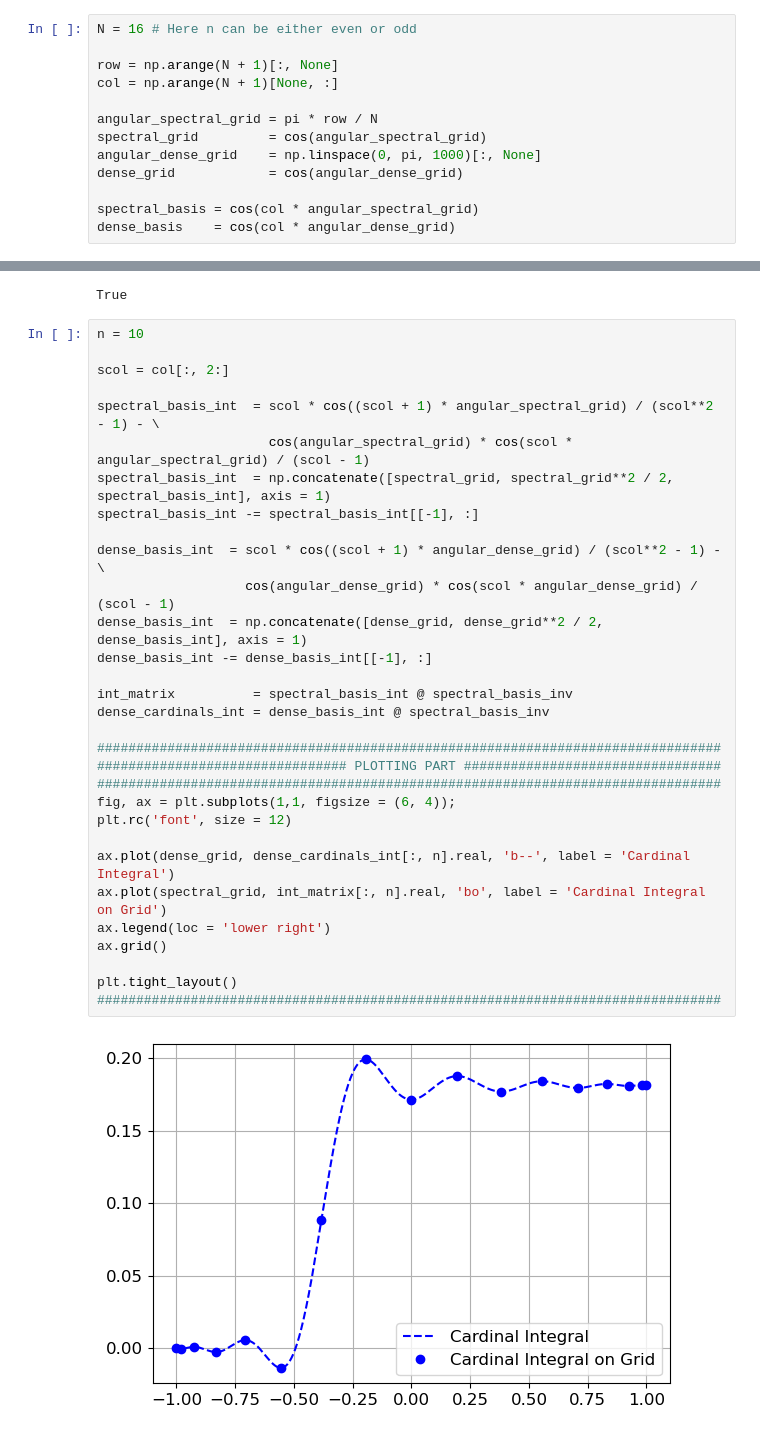
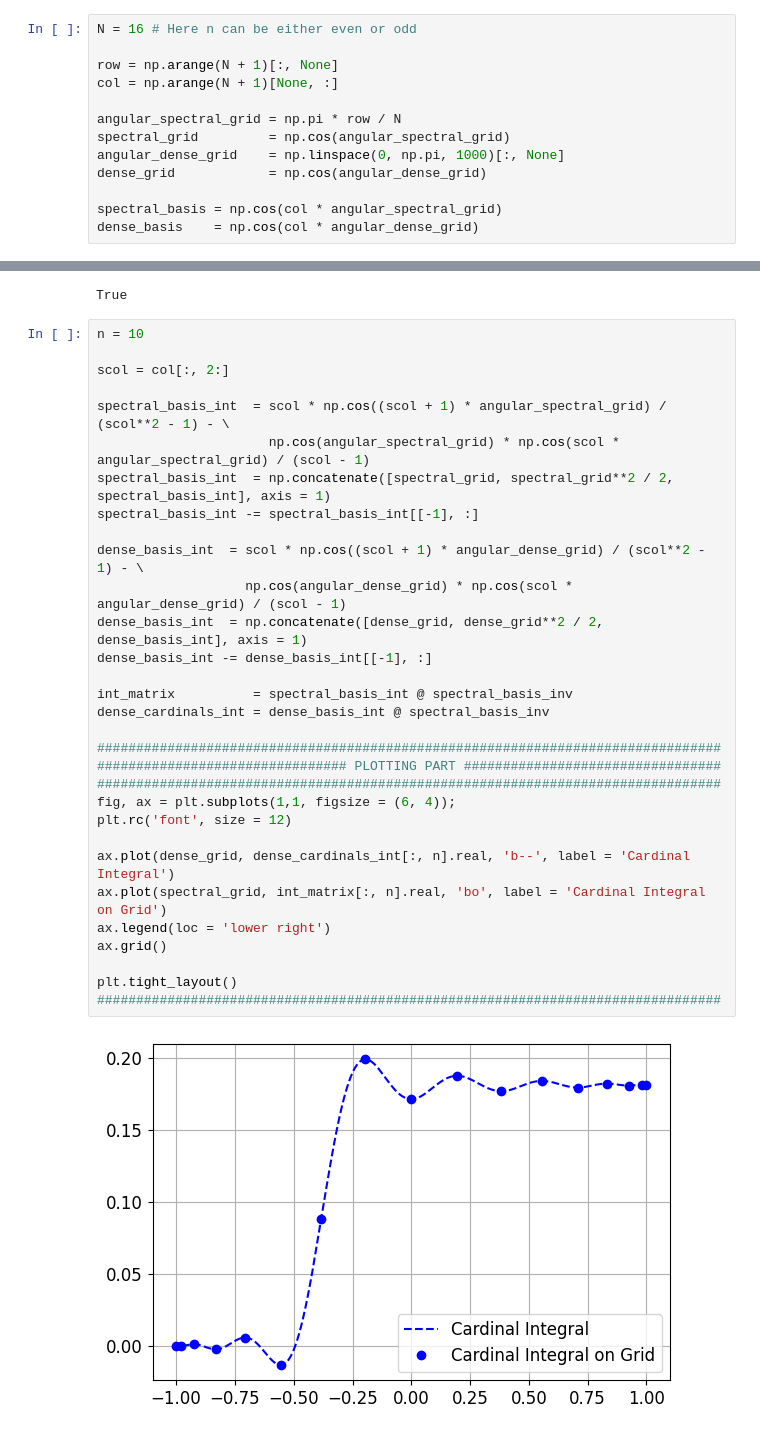
Before and after one commit to raimonluna/LecturesOnSpectralMethods, a Jupyter notebook: Lecture2_ChebyshevSpectralGrid.ipynb, the cells around one changed output, grey strips where cells are left out. Drawn from its saved outputs; the diff is of its cells as text.

```diff
--- a/Lecture2_ChebyshevSpectralGrid.ipynb
+++ b/Lecture2_ChebyshevSpectralGrid.ipynb
@@ -15,13 +14,13 @@ N = 16 # Here n can be either even or odd
 row = np.arange(N + 1)[:, None]
 col = np.arange(N + 1)[None, :]
 
-angular_spectral_grid = pi * row / N
-spectral_grid         = cos(angular_spectral_grid)
-angular_dense_grid    = np.linspace(0, pi, 1000)[:, None]
-dense_grid            = cos(angular_dense_grid)
+angular_spectral_grid = np.pi * row / N
+spectral_grid         = np.cos(angular_spectral_grid)
+angular_dense_grid    = np.linspace(0, np.pi, 1000)[:, None]
+dense_grid            = np.cos(angular_dense_grid)
 
-spectral_basis = cos(col * angular_spectral_grid)
-dense_basis    = cos(col * angular_dense_grid)
+spectral_basis = np.cos(col * angular_spectral_grid)
+dense_basis    = np.cos(col * angular_dense_grid)
 # %% [markdown]
 ## 2.1 Chebyshev polynomials and the Nyquist frequency
 
@@ -250,34 +250,34 @@ True
 # %%
 n = 10
 
 scol = col[:, 2:]
 
-spectral_basis_int  = scol * cos((scol + 1) * angular_spectral_grid) / (scol**2 - 1) - \
-                      cos(angular_spectral_grid) * cos(scol * angular_spectral_grid) / (scol - 1)
+spectral_basis_int  = scol * np.cos((scol + 1) * angular_spectral_grid) / (scol**2 - 1) - \
+                      np.cos(angular_spectral_grid) * np.cos(scol * angular_spectral_grid) / (scol - 1)
 spectral_basis_int  = np.concatenate([spectral_grid, spectral_grid**2 / 2, spectral_basis_int], axis = 1)
 spectral_basis_int -= spectral_basis_int[[-1], :]
 
-dense_basis_int  = scol * cos((scol + 1) * angular_dense_grid) / (scol**2 - 1) - \
-                   cos(angular_dense_grid) * cos(scol * angular_dense_grid) / (scol - 1)
+dense_basis_int  = scol * np.cos((scol + 1) * angular_dense_grid) / (scol**2 - 1) - \
+                   np.cos(angular_dense_grid) * np.cos(scol * angular_dense_grid) / (scol - 1)
 dense_basis_int  = np.concatenate([dense_grid, dense_grid**2 / 2, dense_basis_int], axis = 1)
 dense_basis_int -= dense_basis_int[[-1], :]
 
 int_matrix          = spectral_basis_int @ spectral_basis_inv
 dense_cardinals_int = dense_basis_int @ spectral_basis_inv
 
 ################################################################################
 ################################ PLOTTING PART #################################
 ################################################################################
 fig, ax = plt.subplots(1,1, figsize = (6, 4));
 plt.rc('font', size = 12)
 
 ax.plot(dense_grid, dense_cardinals_int[:, n].real, 'b--', label = 'Cardinal Integral')
 ax.plot(spectral_grid, int_matrix[:, n].real, 'bo', label = 'Cardinal Integral on Grid')
 ax.legend(loc = 'lower right')
 ax.grid()
 
 plt.tight_layout()
 ################################################################################
 # %% [output]
-[figure, old version]
+[figure, new version]
 # %%
```
Also changed, not shown: parts of 9 cells of this notebook, 2 other files.
